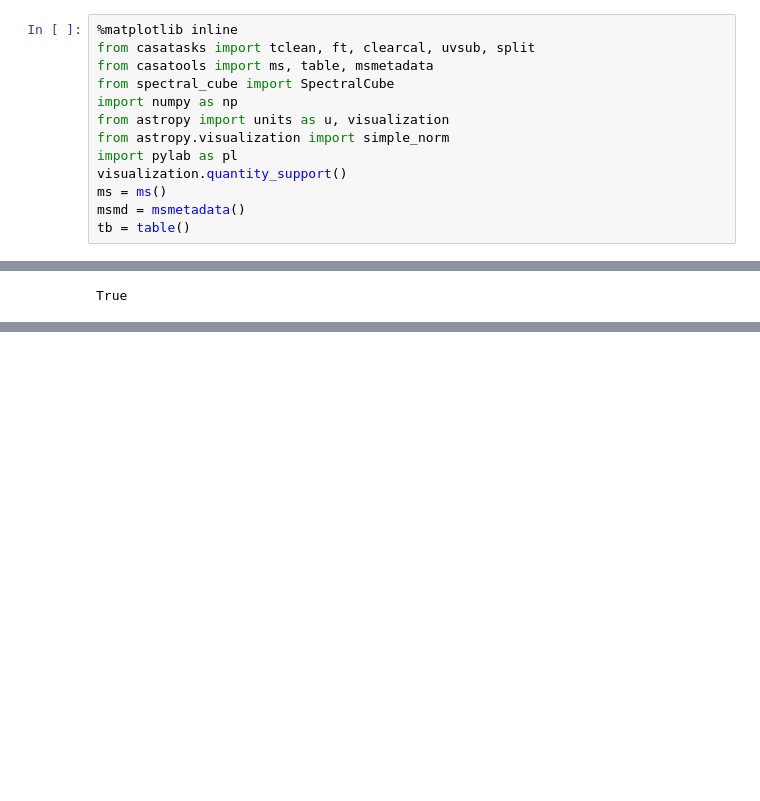
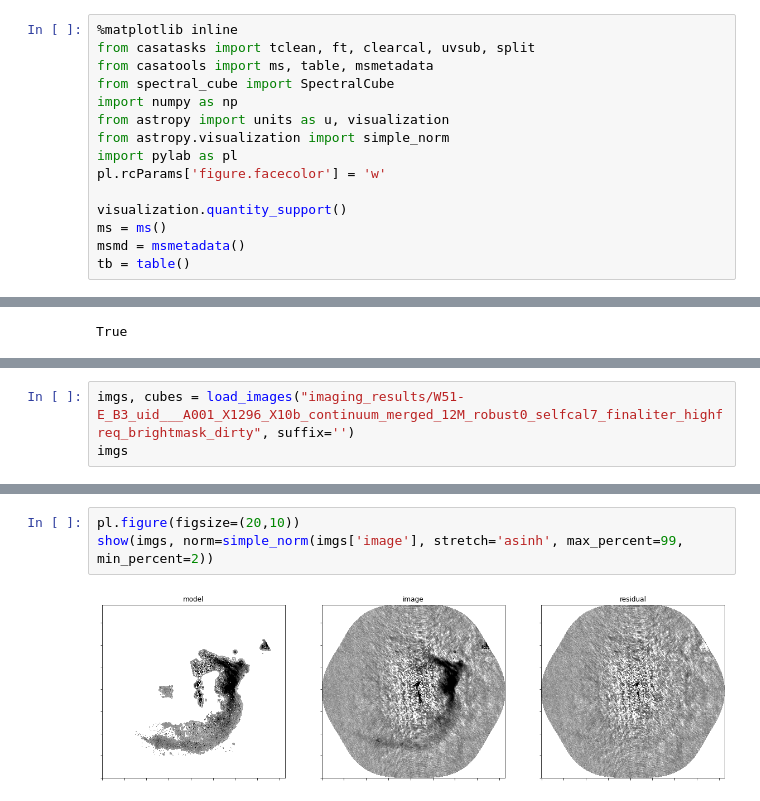
Before and after one commit to keflavich/almaimf-notebooks, a Jupyter notebook: W51-E_B3_SplitBand.ipynb, the cells around one changed output, grey strips where cells are left out. Drawn from its saved outputs; the diff is of its cells as text; blank space fills up the shorter version.

```diff
--- a/W51-E_B3_SplitBand.ipynb
+++ b/W51-E_B3_SplitBand.ipynb
@@ -11,6 +11,8 @@ import numpy as np
 from astropy import units as u, visualization
 from astropy.visualization import simple_norm
 import pylab as pl
+pl.rcParams['figure.facecolor'] = 'w'
+
 visualization.quantity_support()
 ms = ms()
 msmd = msmetadata()
@@ -114,0 +125,3 @@ tclean(vis="W51-E_B3_selfcal_100GHz.ms",
+# %%
+imgs, cubes = load_images("imaging_results/W51-E_B3_uid___A001_X1296_X10b_continuum_merged_12M_robust0_selfcal7_finaliter_highfreq_brightmask_dirty", suffix='')
+imgs
@@ -114,0 +148,5 @@ tclean(vis="W51-E_B3_selfcal_100GHz.ms",
+# %%
+pl.figure(figsize=(20,10))
+show(imgs, norm=simple_norm(imgs['image'], stretch='asinh', max_percent=99, min_percent=2))
+# %% [output]
+[figure, added]
```
Also changed, not shown: parts of 22 cells of this notebook, 4 other files.
